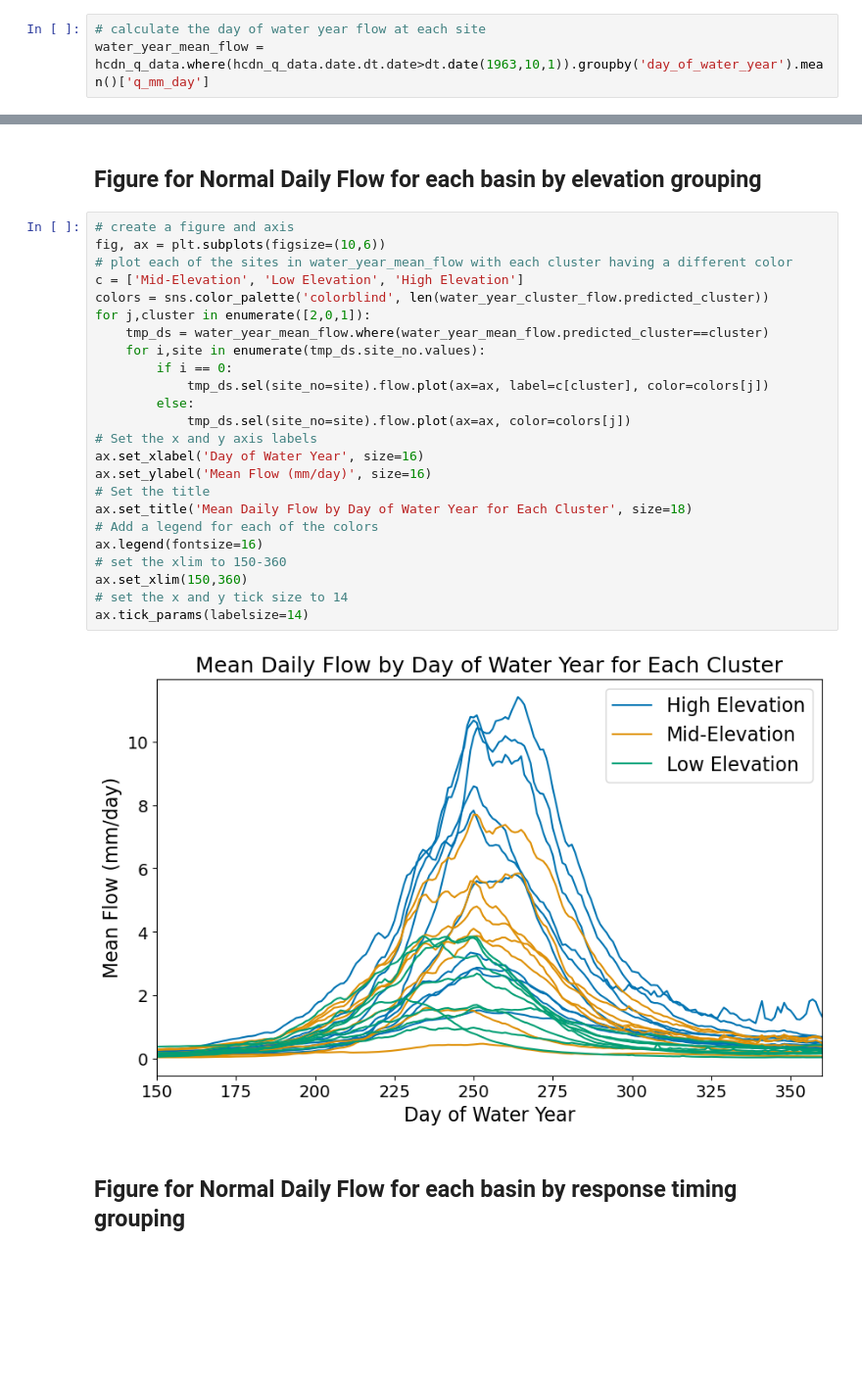
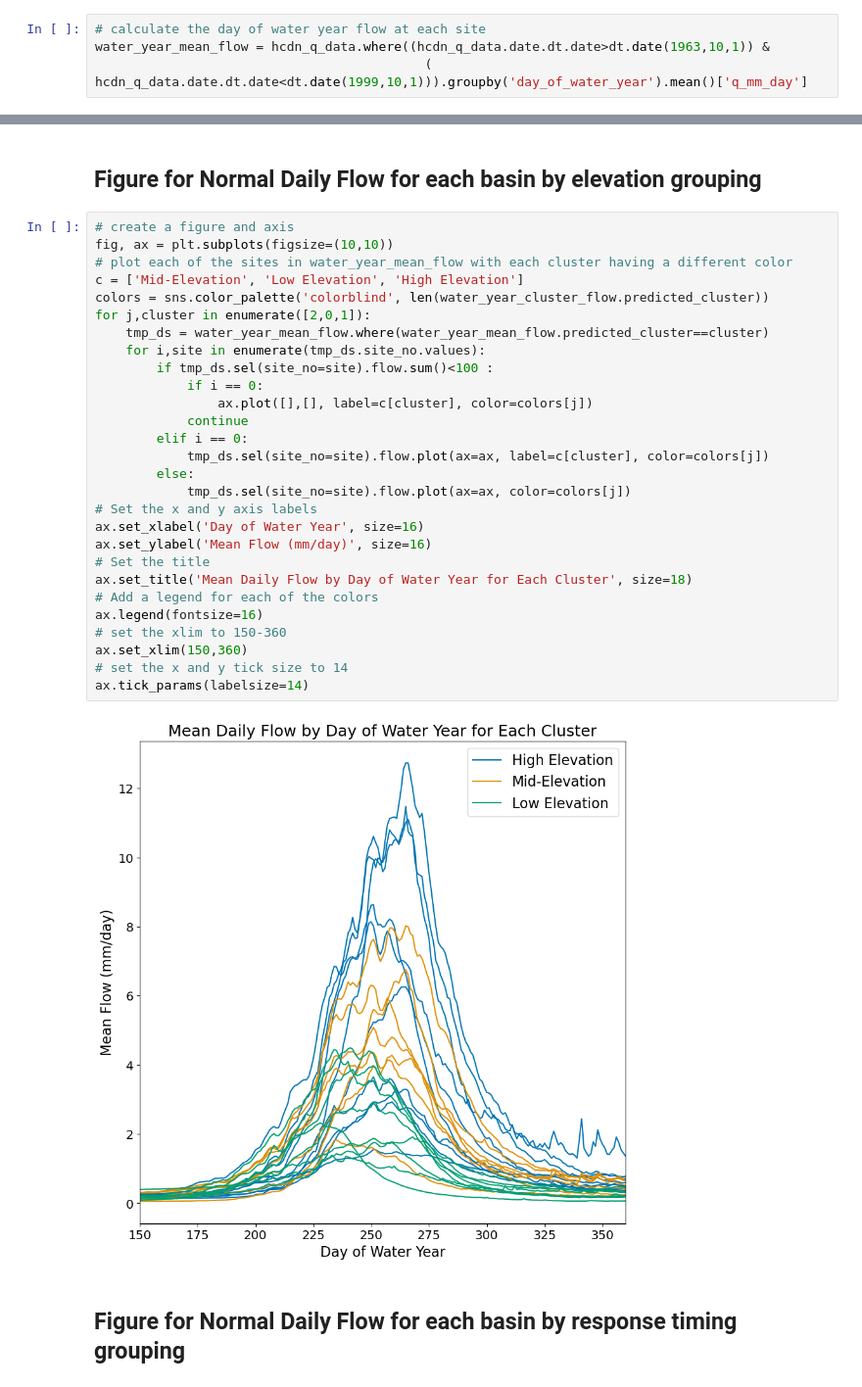
Before and after one commit to dlhogan97/Spring-Precipitation-Effect-CO-River, a Jupyter notebook: notebooks/Upper_CO_Analysis/notebooks/hcdn_elevation_cumulative_dist.ipynb, the cells around one changed output, grey strips where cells are left out. Shown at 98% size. Saved outputs shown, nothing was run; the diff lists cells and outputs as text; blank space fills up the shorter version.

```diff
--- a/notebooks/Upper_CO_Analysis/notebooks/hcdn_elevation_cumulative_dist.ipynb
+++ b/notebooks/Upper_CO_Analysis/notebooks/hcdn_elevation_cumulative_dist.ipynb
@@ -27,7 +27,8 @@ day_of_water_year = [day_of_water_year_func(date) for date in pd.to_datetime(hcd
 hcdn_q_data['day_of_water_year'] = xr.DataArray(day_of_water_year, dims=['date'], coords={'date': hcdn_q_data.date})
 # %%
 # calculate the day of water year flow at each site
-water_year_mean_flow = hcdn_q_data.where(hcdn_q_data.date.dt.date>dt.date(1963,10,1)).groupby('day_of_water_year').mean()['q_mm_day']
+water_year_mean_flow = hcdn_q_data.where((hcdn_q_data.date.dt.date>dt.date(1963,10,1)) &
+                                           ( hcdn_q_data.date.dt.date<dt.date(1999,10,1))).groupby('day_of_water_year').mean()['q_mm_day']
 # %%
 # Zero is the mid elevation basins, 1 is the low elevation basins, and 2 are the high elevation basins
 basin_elevation_groups = pd.read_csv('../data/geodata/basin_elevation_groups.csv', index_col=1).drop(columns='Unnamed: 0')
@@ -49,30 +50,34 @@ water_year_cluster_flow = water_year_cluster_flow.reindex({'predicted_cluster':[
 ## Figure for Normal Daily Flow for each basin by elevation grouping
 # %%
 # create a figure and axis
-fig, ax = plt.subplots(figsize=(10,6))
+fig, ax = plt.subplots(figsize=(10,10))
 # plot each of the sites in water_year_mean_flow with each cluster having a different color
 c = ['Mid-Elevation', 'Low Elevation', 'High Elevation']
 colors = sns.color_palette('colorblind', len(water_year_cluster_flow.predicted_cluster))
 for j,cluster in enumerate([2,0,1]):
     tmp_ds = water_year_mean_flow.where(water_year_mean_flow.predicted_cluster==cluster)
     for i,site in enumerate(tmp_ds.site_no.values):
-        if i == 0:
+        if tmp_ds.sel(site_no=site).flow.sum()<100 :
+            if i == 0:
+                ax.plot([],[], label=c[cluster], color=colors[j])
+            continue
+        elif i == 0:
             tmp_ds.sel(site_no=site).flow.plot(ax=ax, label=c[cluster], color=colors[j])
         else:
             tmp_ds.sel(site_no=site).flow.plot(ax=ax, color=colors[j])
 # Set the x and y axis labels
 ax.set_xlabel('Day of Water Year', size=16)
 ax.set_ylabel('Mean Flow (mm/day)', size=16)
 # Set the title
 ax.set_title('Mean Daily Flow by Day of Water Year for Each Cluster', size=18)
 # Add a legend for each of the colors
 ax.legend(fontsize=16)
 # set the xlim to 150-360
 ax.set_xlim(150,360)
 # set the x and y tick size to 14
 ax.tick_params(labelsize=14)
 # %% [output]
-[figure, old version]
+[figure, new version]
 # %% [markdown]
 ## Figure for Normal Daily Flow for each basin by response timing grouping
 # %%
```
Also changed, not shown: parts of 6 cells of this notebook, 5 other files.
